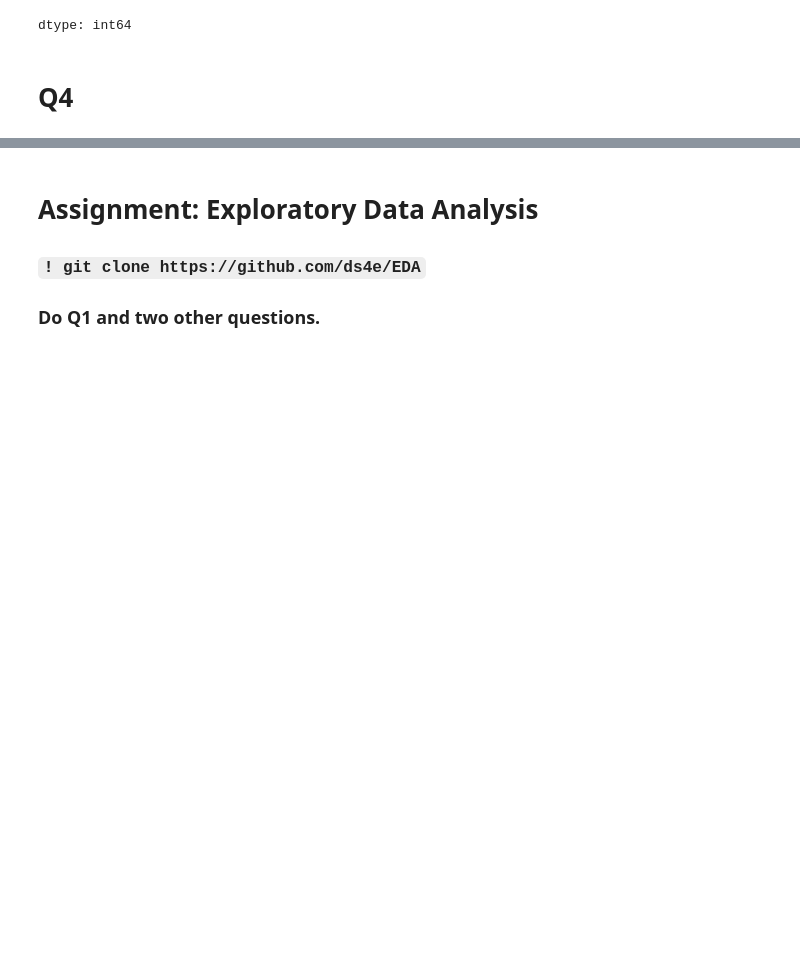
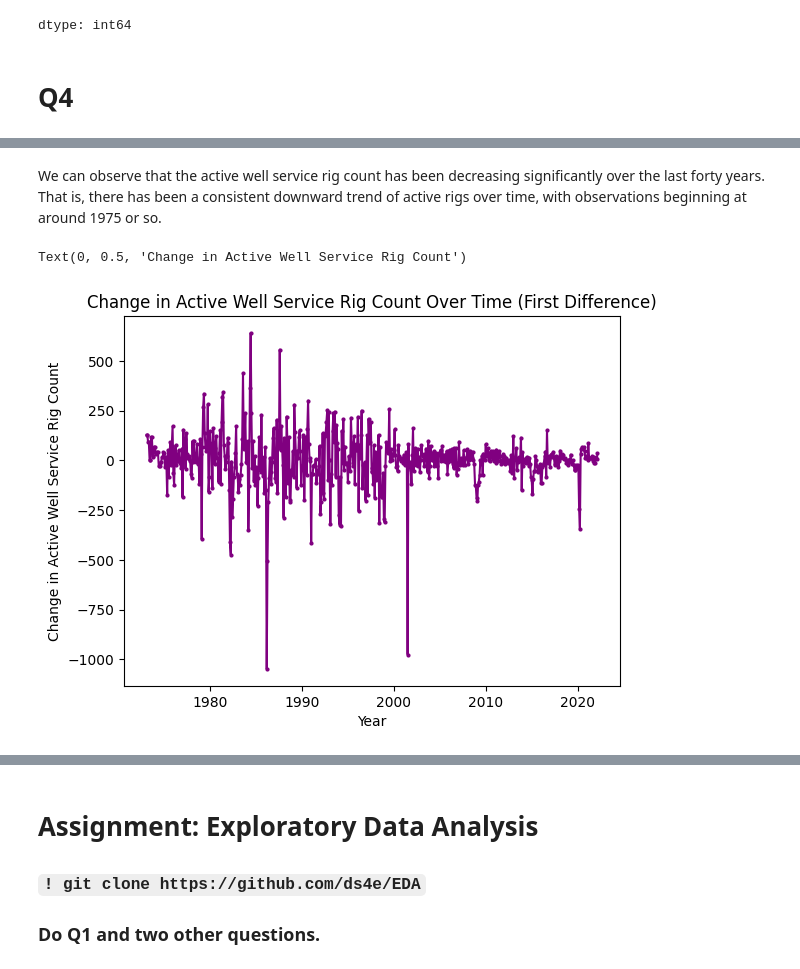
Before and after one commit to ameliavasiliu/EDA, a Jupyter notebook: assignment/assignment.ipynb, the cells around one changed output, grey strips where cells are left out. Cells and saved outputs as stored; diff of their text form; code cells hidden in the pictures; blank space fills up the shorter version.

```diff
--- a/assignment/assignment.ipynb
+++ b/assignment/assignment.ipynb
@@ -193,0 +275,12 @@ df2 = pd.read_csv("drilling_rigs.csv")
+# %% [markdown]
+We can observe that the active well service rig count has been decreasing significantly over the last forty years. That is, there has been a consistent downward trend of active rigs over time, with observations beginning at around 1975 or so.
+# %%
+#4
+df2['First Difference'] = df2['Active Well Service Rig Count (Number of Rigs)'].diff() #observing difference over time instead
+plt.plot(df2['time'], df2['First Difference'], marker='o', color='purple', markersize=2)
+plt.title('Change in Active Well Service Rig Count Over Time (First Difference)')
+plt.xlabel('Year')
+plt.ylabel('Change in Active Well Service Rig Count')
+# %% [output]
+Text(0, 0.5, 'Change in Active Well Service Rig Count')
+[figure, added]
```
Also changed, not shown: parts of 10 cells of this notebook.
